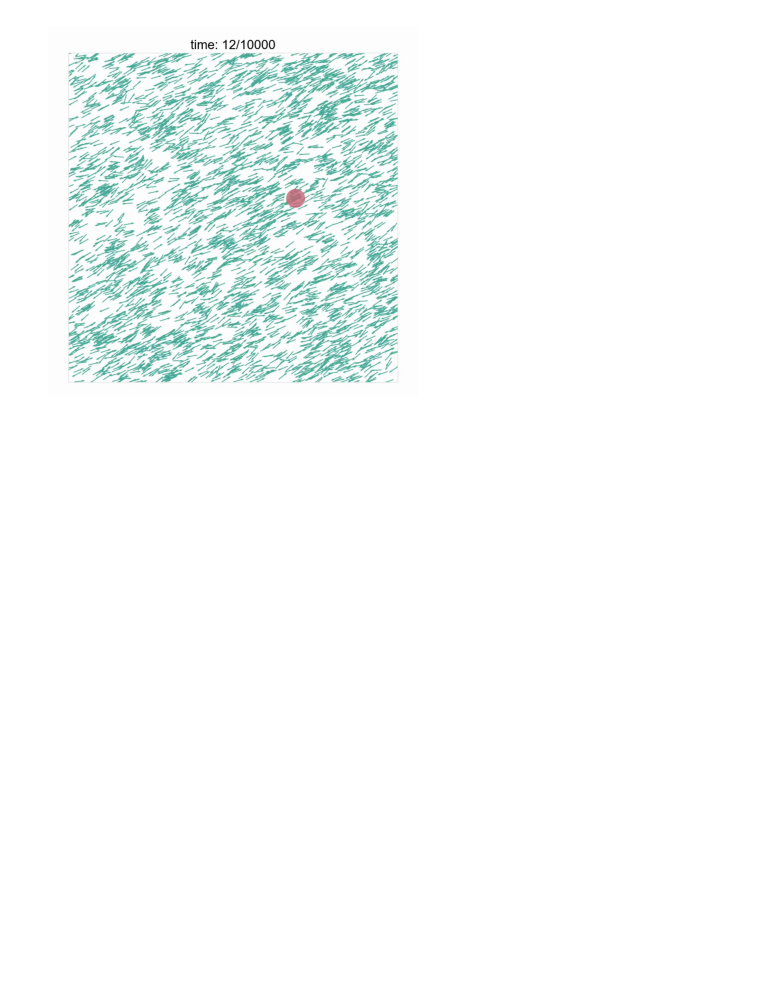
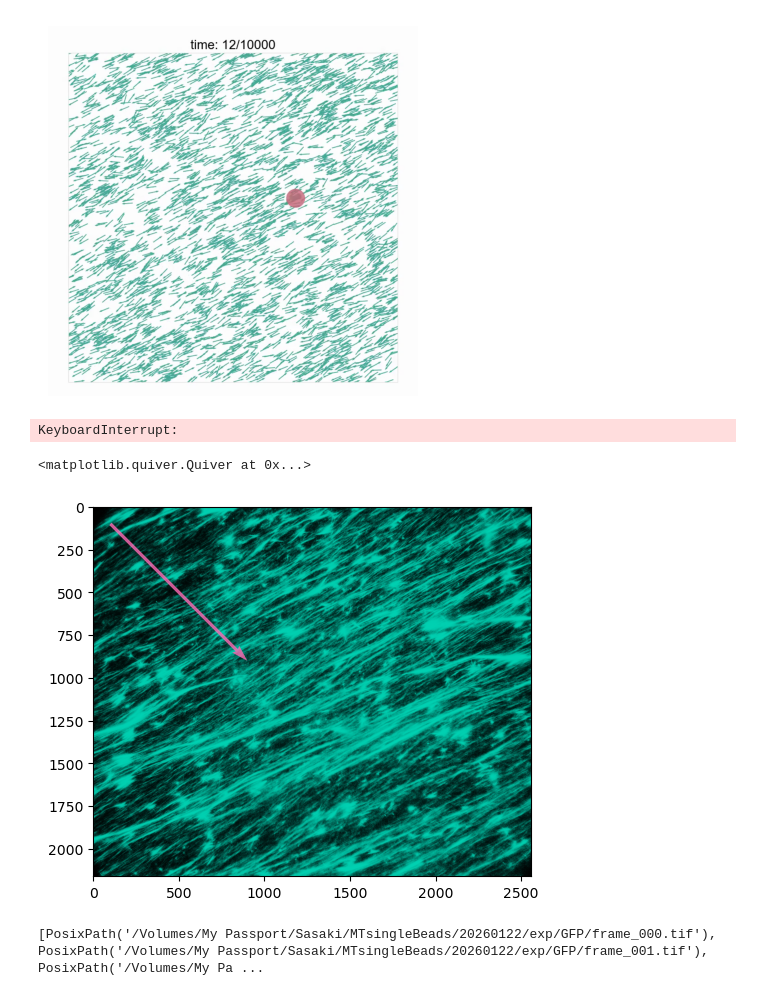
Before and after one commit to wppppupr/MTCargo_analysis, a Jupyter notebook: notebooks/animate.ipynb, the cells around one changed output. Drawn from its saved outputs; the diff is of its cells as text; code cells hidden in the pictures; blank space fills up the shorter version.

```diff
--- a/notebooks/animate.ipynb
+++ b/notebooks/animate.ipynb
@@ -632,3 +632,41 @@ ax.axis('off')
 fig.savefig('/Users/sasakinozomu/Desktop/sim11.png')
 # %% [output]
 [figure]
+# %%
+import cv2
+import matplotlib.pyplot as plt
+from pathlib import Path
+from cv2 import equalizeHist
+
+img_folder = Path('/Volumes/My Passport/Sasaki/MTsingleBeads/20260122/exp/GFP')
+imgs = sorted(list(img_folder.glob('*.tif')))
+
+eqimgs = []
+
+for img_path in imgs:
+    img = cv2.imread(img_path, cv2.IMREAD_GRAYSCALE)
+    eqimg = equalizeHist(img)
+    eqimgs.append(eqimg)
+# %% [output]
+KeyboardInterrupt:
+# %%
+import cv2
+from cv2 import equalizeHist
+fig = cv2.imread(imgs[0], cv2.IMREAD_GRAYSCALE)
+eqimg = equalizeHist(fig)
+# %%
+from matplotlib.colors import LinearSegmentedColormap
+
+cmap_green = LinearSegmentedColormap.from_list('black_green', ['black', '#00D1B2'])
+
+fig, ax = plt.subplots()
+im = ax.imshow(eqimg, cmap=cmap_green)
+ax.quiver(100, 100, 200, 200, color = "#FF69B4", scale_units='xy', angles='xy', scale=1.0/4, alpha = 0.8)
+# %% [output]
+<matplotlib.quiver.Quiver at 0x...>
+[figure, added]
+# %%
+imgs = list(sorted(img_folder.glob('*.tif')))
+print(imgs)
+# %% [output]
+[PosixPath('/Volumes/My Passport/Sasaki/MTsingleBeads/20260122/exp/GFP/frame_000.tif'), PosixPath('/Volumes/My Passport/Sasaki/MTsingleBeads/20260122/exp/GFP/frame_001.tif'), PosixPath('/Volumes/My Pa ...
```
Also changed, not shown: 9 other files.
